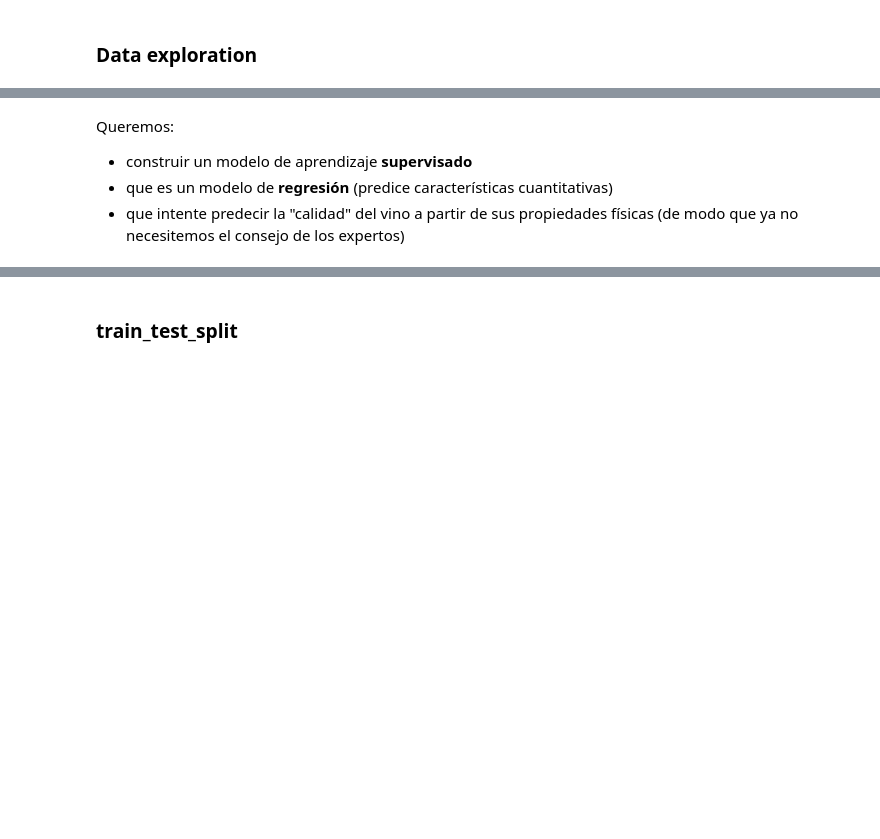
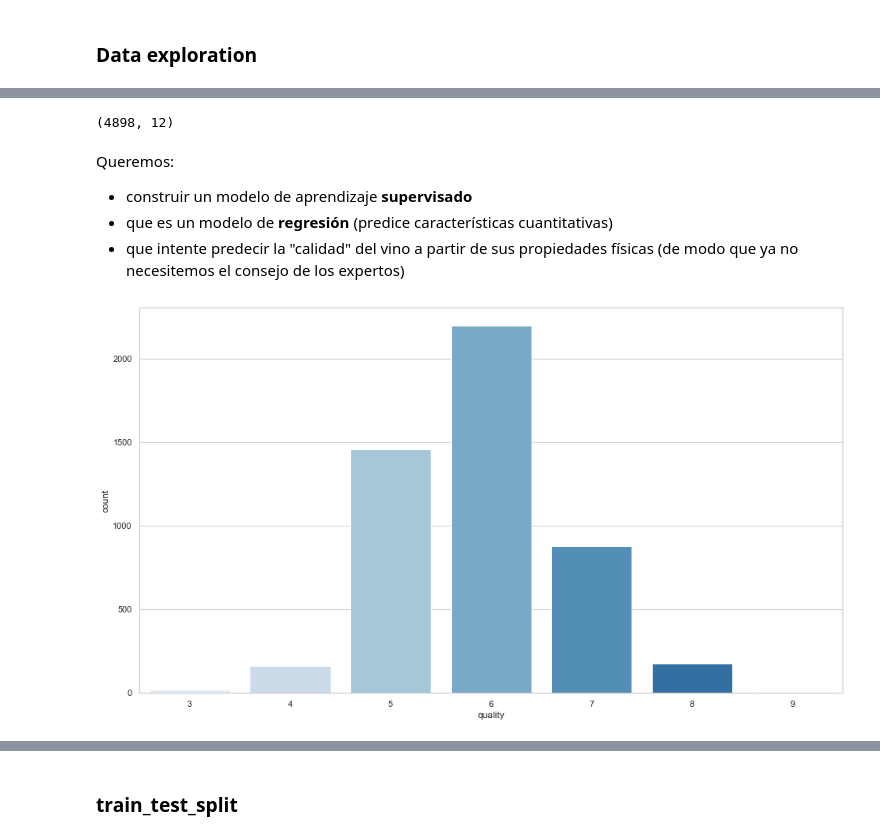
Before and after one commit to Ironhack-Data-Madrid-Octubre-2021/apuntes_clase, a Jupyter notebook: semana_07/04-Árboles de decisión.ipynb, the cells around one changed output, grey strips where cells are left out. Cells and saved outputs as stored; diff of their text form; code cells hidden in the pictures; blank space fills up the shorter version.

```diff
--- a/semana_07/04-Árboles de decisión.ipynb
+++ b/semana_07/04-Árboles de decisión.ipynb
@@ -73,3 +82,4 @@ df = pd.read_csv("../datasets/wine_quality.csv")
 ### Data exploration
 # %%
 # ya que los nombres de las columnas tienen espacios...
+df.columns = [col.replace(" ","_") for col in df.columns]
@@ -76,5 +95,13 @@ df = pd.read_csv("../datasets/wine_quality.csv")
+# %%
+df.shape
+# %% [output]
+(4898, 12)
 # %% [markdown]
 Queremos:
  * construir un modelo de aprendizaje **supervisado**
  * que es un modelo de **regresión** (predice características cuantitativas)
  * que intente predecir la "calidad" del vino a partir de sus propiedades físicas (de modo que ya no necesitemos el consejo de los expertos)
+# %%
+sns.countplot(x=df.quality, palette="Blues");
+# %% [output]
+[figure, added]
```
Also changed, not shown: parts of 83 cells of this notebook, 1 other file.
